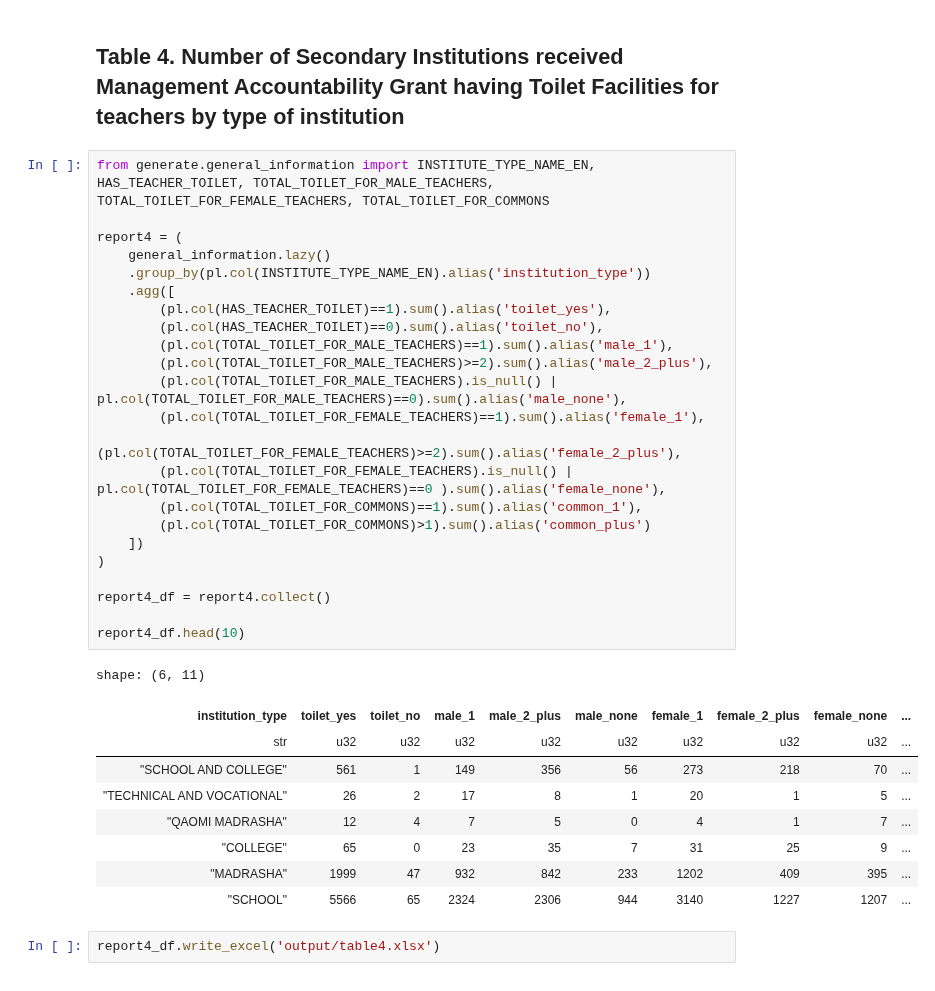
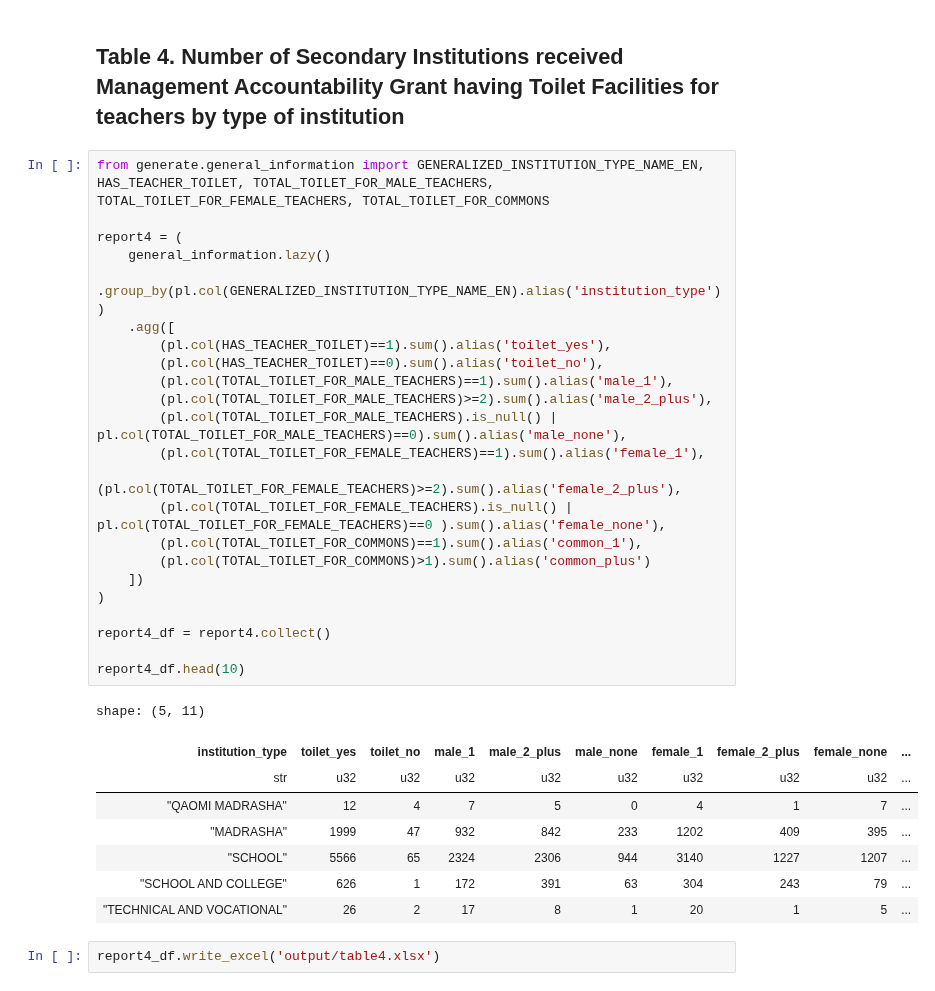
Before and after one commit to monjurmorshed793/sedp-reports, a Jupyter notebook: src/sedp_reports/pbgsi-report.ipynb, the cells around one changed output. Drawn from its saved outputs; the diff is of its cells as text.

```diff
--- a/src/sedp_reports/pbgsi-report.ipynb
+++ b/src/sedp_reports/pbgsi-report.ipynb
@@ -386,38 +385,37 @@ report3_df.write_excel('output/table3.xlsx')
 # %% [markdown]
 ## Table 4. Number of Secondary Institutions received Management Accountability Grant having Toilet Facilities for teachers by type of institution
 # %%
-from generate.general_information import INSTITUTE_TYPE_NAME_EN, HAS_TEACHER_TOILET, TOTAL_TOILET_FOR_MALE_TEACHERS, TOTAL_TOILET_FOR_FEMALE_TEACHERS, TOTAL_TOILET_FOR_COMMONS
+from generate.general_information import GENERALIZED_INSTITUTION_TYPE_NAME_EN, HAS_TEACHER_TOILET, TOTAL_TOILET_FOR_MALE_TEACHERS, TOTAL_TOILET_FOR_FEMALE_TEACHERS, TOTAL_TOILET_FOR_COMMONS
 
 report4 = (
     general_information.lazy()
-    .group_by(pl.col(INSTITUTE_TYPE_NAME_EN).alias('institution_type'))
+    .group_by(pl.col(GENERALIZED_INSTITUTION_TYPE_NAME_EN).alias('institution_type'))
     .agg([
         (pl.col(HAS_TEACHER_TOILET)==1).sum().alias('toilet_yes'),
         (pl.col(HAS_TEACHER_TOILET)==0).sum().alias('toilet_no'),
         (pl.col(TOTAL_TOILET_FOR_MALE_TEACHERS)==1).sum().alias('male_1'),
         (pl.col(TOTAL_TOILET_FOR_MALE_TEACHERS)>=2).sum().alias('male_2_plus'),
         (pl.col(TOTAL_TOILET_FOR_MALE_TEACHERS).is_null() | pl.col(TOTAL_TOILET_FOR_MALE_TEACHERS)==0).sum().alias('male_none'),
         (pl.col(TOTAL_TOILET_FOR_FEMALE_TEACHERS)==1).sum().alias('female_1'),
         (pl.col(TOTAL_TOILET_FOR_FEMALE_TEACHERS)>=2).sum().alias('female_2_plus'),
         (pl.col(TOTAL_TOILET_FOR_FEMALE_TEACHERS).is_null() | pl.col(TOTAL_TOILET_FOR_FEMALE_TEACHERS)==0 ).sum().alias('female_none'),
         (pl.col(TOTAL_TOILET_FOR_COMMONS)==1).sum().alias('common_1'),
         (pl.col(TOTAL_TOILET_FOR_COMMONS)>1).sum().alias('common_plus')
     ])
 )
 
 report4_df = report4.collect()
 
 report4_df.head(10)
 # %% [output]
-shape: (6, 11)
+shape: (5, 11)
 | institution_type | toilet_yes | toilet_no | male_1 | male_2_plus | male_none | female_1 | female_2_plus | female_none | ... |
 | str | u32 | u32 | u32 | u32 | u32 | u32 | u32 | u32 | ... |
-| "SCHOOL AND COLLEGE" | 561 | 1 | 149 | 356 | 56 | 273 | 218 | 70 | ... |
-| "TECHNICAL AND VOCATIONAL" | 26 | 2 | 17 | 8 | 1 | 20 | 1 | 5 | ... |
 | "QAOMI MADRASHA" | 12 | 4 | 7 | 5 | 0 | 4 | 1 | 7 | ... |
-| "COLLEGE" | 65 | 0 | 23 | 35 | 7 | 31 | 25 | 9 | ... |
 | "MADRASHA" | 1999 | 47 | 932 | 842 | 233 | 1202 | 409 | 395 | ... |
 | "SCHOOL" | 5566 | 65 | 2324 | 2306 | 944 | 3140 | 1227 | 1207 | ... |
+| "SCHOOL AND COLLEGE" | 626 | 1 | 172 | 391 | 63 | 304 | 243 | 79 | ... |
+| "TECHNICAL AND VOCATIONAL" | 26 | 2 | 17 | 8 | 1 | 20 | 1 | 5 | ... |
 # %%
 report4_df.write_excel('output/table4.xlsx')
 # %% [output]
```
Also changed, not shown: parts of 27 cells of this notebook.
